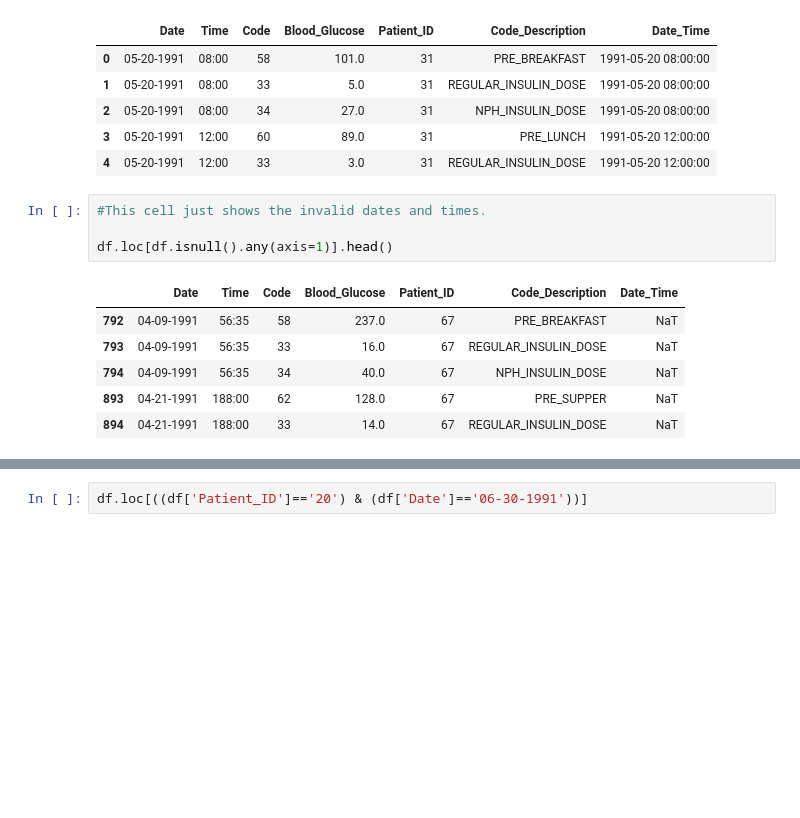
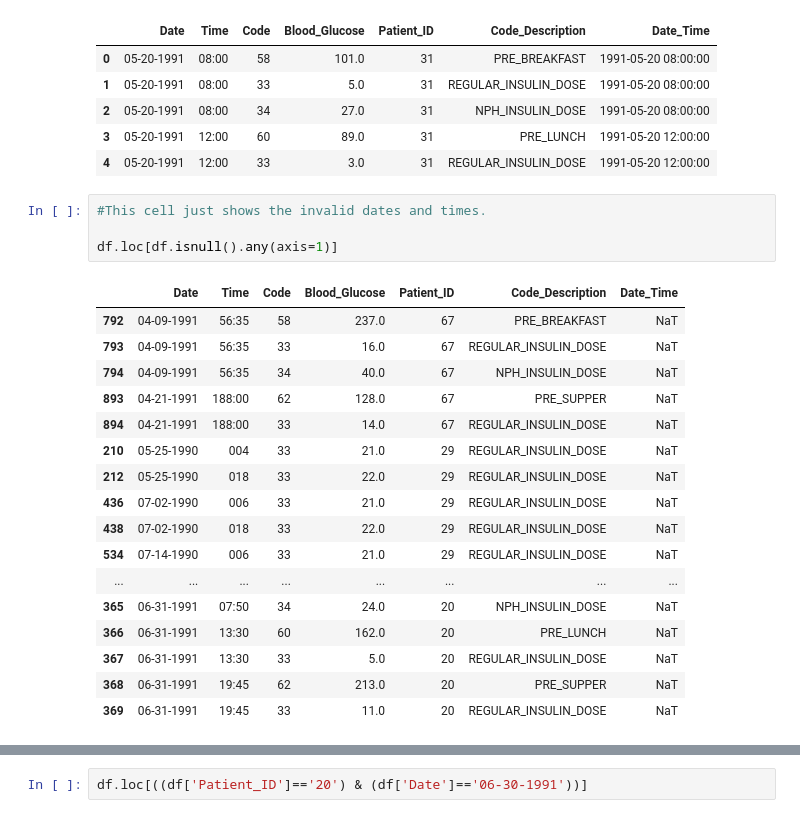
Before and after one commit to johngunaseelan/Hypoglycemia-Detection, a Jupyter notebook: Code/Data-Wrangling-II.ipynb, the cells around one changed output, grey strips where cells are left out. Saved outputs shown, nothing was run; the diff lists cells and outputs as text; blank space fills up the shorter version.

```diff
--- a/Code/Data-Wrangling-II.ipynb
+++ b/Code/Data-Wrangling-II.ipynb
@@ -132,14 +132,25 @@ df.head()
 # %%
 #This cell just shows the invalid dates and times.
 
-df.loc[df.isnull().any(axis=1)].head()
+df.loc[df.isnull().any(axis=1)]
 # %% [output]
 |  | Date | Time | Code | Blood_Glucose | Patient_ID | Code_Description | Date_Time |
 | 792 | 04-09-1991 | 56:35 | 58 | 237.0 | 67 | PRE_BREAKFAST | NaT |
 | 793 | 04-09-1991 | 56:35 | 33 | 16.0 | 67 | REGULAR_INSULIN_DOSE | NaT |
 | 794 | 04-09-1991 | 56:35 | 34 | 40.0 | 67 | NPH_INSULIN_DOSE | NaT |
 | 893 | 04-21-1991 | 188:00 | 62 | 128.0 | 67 | PRE_SUPPER | NaT |
 | 894 | 04-21-1991 | 188:00 | 33 | 14.0 | 67 | REGULAR_INSULIN_DOSE | NaT |
+| 210 | 05-25-1990 | 004 | 33 | 21.0 | 29 | REGULAR_INSULIN_DOSE | NaT |
+| 212 | 05-25-1990 | 018 | 33 | 22.0 | 29 | REGULAR_INSULIN_DOSE | NaT |
+| 436 | 07-02-1990 | 006 | 33 | 21.0 | 29 | REGULAR_INSULIN_DOSE | NaT |
+| 438 | 07-02-1990 | 018 | 33 | 22.0 | 29 | REGULAR_INSULIN_DOSE | NaT |
+| 534 | 07-14-1990 | 006 | 33 | 21.0 | 29 | REGULAR_INSULIN_DOSE | NaT |
+| ... | ... | ... | ... | ... | ... | ... | ... |
+| 365 | 06-31-1991 | 07:50 | 34 | 24.0 | 20 | NPH_INSULIN_DOSE | NaT |
+| 366 | 06-31-1991 | 13:30 | 60 | 162.0 | 20 | PRE_LUNCH | NaT |
+| 367 | 06-31-1991 | 13:30 | 33 | 5.0 | 20 | REGULAR_INSULIN_DOSE | NaT |
+| 368 | 06-31-1991 | 19:45 | 62 | 213.0 | 20 | PRE_SUPPER | NaT |
+| 369 | 06-31-1991 | 19:45 | 33 | 11.0 | 20 | REGULAR_INSULIN_DOSE | NaT |
 # %%
 #Step 4: As codes(eg: before breakfast) happen in similar time for all the days, our logic is to get a valid time from
 # another row for the same patient. To achieve this we create another dataframe df_agg by grouping df by patient id
```
Also changed, not shown: parts of 7 cells of this notebook.
